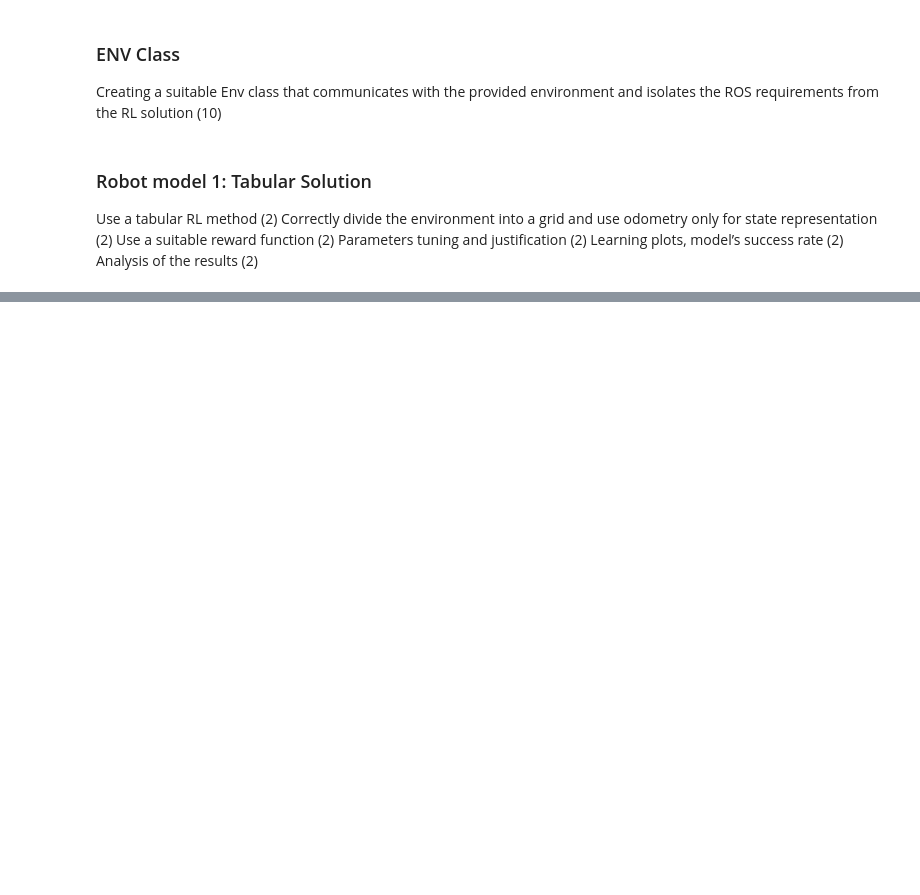
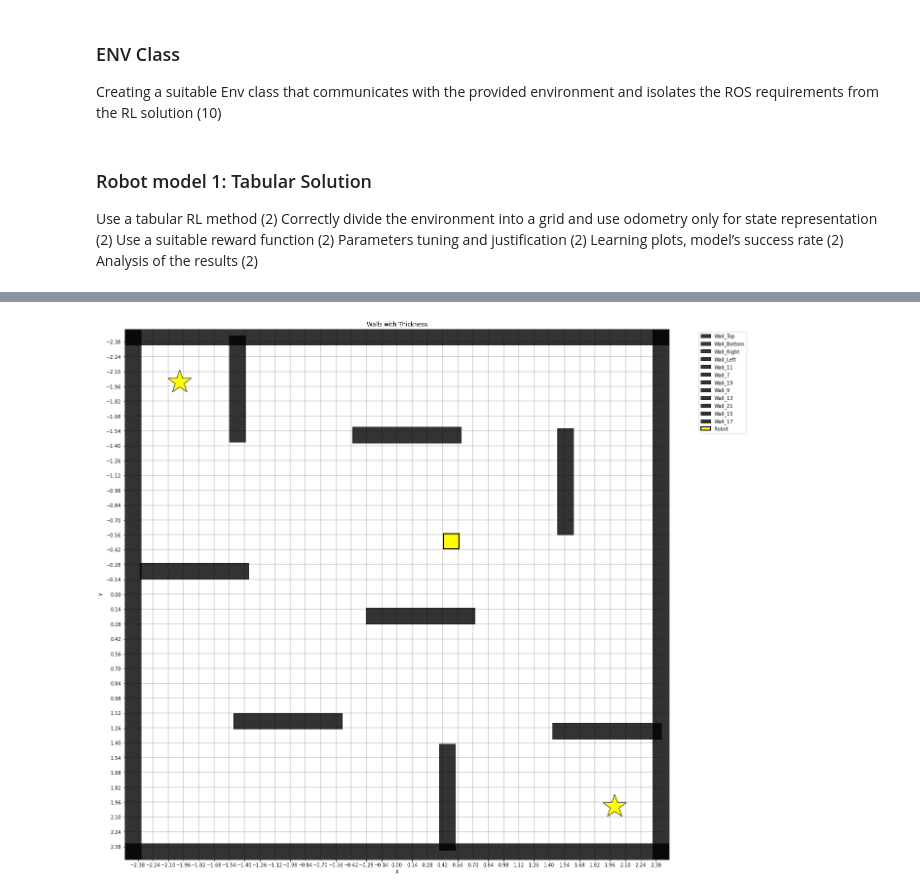
Before and after one commit to hakbar0/robotics-assessment-2, a Jupyter notebook: Assessment 2.ipynb, the cells around one changed output, grey strips where cells are left out. Drawn from its saved outputs; the diff is of its cells as text; code cells hidden in the pictures; blank space fills up the shorter version.

Commit message:
drawing of grid

```diff
--- a/Assessment 2.ipynb
+++ b/Assessment 2.ipynb
@@ -86,0 +87,77 @@ plt.show()
+# %%
+import matplotlib.pyplot as plt
+
+walls = {
+       "Wall_Top": {"left_x": 2.5, "right_x": -2.5, "bottom_y": -2.35, "top_y": -2.5},
+       "Wall_Bottom": {"left_x": 2.5, "right_x": -2.5, "bottom_y": 2.5, "top_y": 2.35},
+       "Wall_Right": {"left_x": 2.5, "right_x": 2.35, "bottom_y": 2.5, "top_y": -2.5},
+       "Wall_Left": {"left_x": -2.5, "right_x": -2.35, "bottom_y": 2.5, "top_y": -2.5},
+
+                ## Verticals
+       "Wall_11": {"left_x": -1.392, "right_x": -1.542, "bottom_y": -1.437, "top_y": -2.437},
+       "Wall_7": {"left_x": 1.623, "right_x": 1.473, "bottom_y": -0.564, "top_y": -1.564},
+       "Wall_19": {"left_x": 0.5382, "right_x": 0.3882, "bottom_y": 2.41128, "top_y": 1.41128},
+       ## Horizontals
+       "Wall_9":{"left_x": 0.592, "right_x": -0.408, "bottom_y": -1.427, "top_y": -1.577},
+       "Wall_13":{"left_x": -1.36, "right_x": -2.36, "bottom_y": -0.145, "top_y": -0.295},
+       "Wall_21":{"left_x": 0.715, "right_x": -0.285, "bottom_y": 0.279, "top_y": 0.129},
+       "Wall_15":{"left_x": -0.502, "right_x": -1.502, "bottom_y": 1.27, "top_y": 1.12},
+       "Wall_17":{"left_x": 2.43, "right_x": 1.43, "bottom_y": 1.363, "top_y": 1.213},
+}
+
+robot = {
+       "Robot":{"left_x": 0.43017, "right_x":0.57017 , "bottom_y": -0.570048, "top_y": -0.430048},
+}
+
+goals = {
+    "Goal1":{"left_x": -2.125, "right_x":-1.875, "bottom_y": -2.125, "top_y": -1.875},
+    "Goal2":{"left_x": 1.875, "right_x":2.125, "bottom_y": 1.875, "top_y": 2.125},
+}
+
+
+# Define grid parameters
+grid_size = 0.14
+x_min, x_max = -2.5, 2.5
+y_min, y_max = -2.5, 2.5
+x_ticks = [i*grid_size for i in range(int(x_min/grid_size), int(x_max/grid_size)+1)]
+y_ticks = [i*grid_size for i in range(int(y_min/grid_size), int(y_max/grid_size)+1)]
+
+fig, ax = plt.subplots(figsize=(20, 20))
+
+# Draw the grid
+for x in x_ticks:
+    ax.axvline(x, linestyle='-', color='black', alpha=0.2)
+for y in y_ticks:
+    ax.axhline(y, linestyle='-', color='black', alpha=0.2)
+
+# Draw the walls
+for wall, coords in walls.items():
+    ax.fill([coords["left_x"], coords["right_x"], coords["right_x"], coords["left_x"]],
+            [coords["bottom_y"], coords["bottom_y"], coords["top_y"], coords["top_y"]],
+            label=wall, alpha=0.8, color="black")
+
+# Draw the robot
+for r, robot_coords in robot.items():
+    ax.fill([robot_coords["left_x"], robot_coords["right_x"], robot_coords["right_x"], robot_coords["left_x"]],
+            [robot_coords["bottom_y"], robot_coords["bottom_y"], robot_coords["top_y"], robot_coords["top_y"]],
+            label=r, alpha=1, color="yellow", linewidth=2, linestyle="-", edgecolor="black")
+
+# Draw the goals
+for g, goal_coords in goals.items():
+    ax.plot((goal_coords["left_x"] + goal_coords["right_x"])/2, (goal_coords["bottom_y"] + goal_coords["top_y"])/2,
+            marker="*", markersize=50, markerfacecolor="yellow", markeredgecolor="black")
+
+plt.xlabel("X")
+plt.ylabel("Y")
+plt.legend(bbox_to_anchor=(1.05, 1), loc='upper left')
+plt.title("Walls with Thickness")
+plt.xticks(x_ticks)
+plt.yticks(y_ticks)
+plt.axis([x_min, x_max, y_min, y_max])
+
+# Invert the y-axis
+ax.invert_yaxis()
+
+plt.show()
+# %% [output]
+[figure, added]
```
Also changed, not shown: parts of 2 cells of this notebook.
